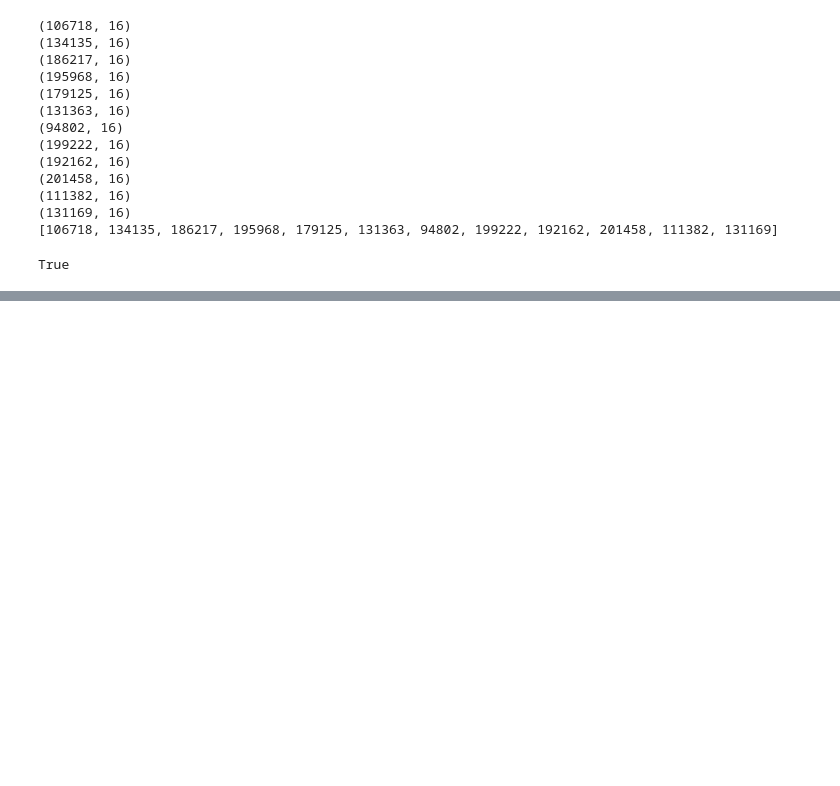
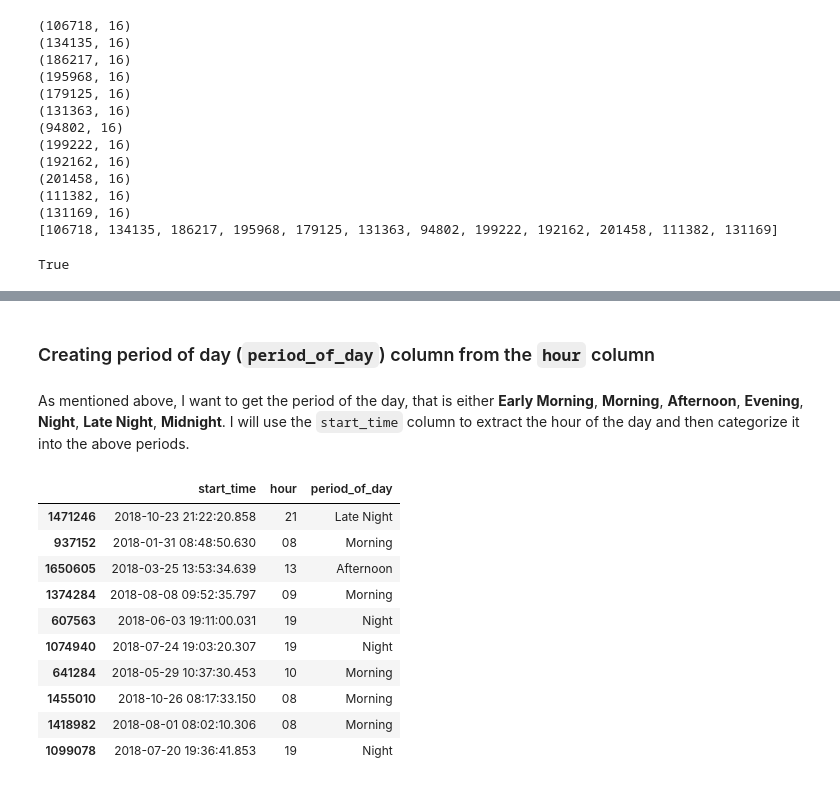
Before and after one commit to kisyular/data-visualization-project, a Jupyter notebook: Part_I_exploration.ipynb, the cells around one changed output, grey strips where cells are left out. Drawn from its saved outputs; the diff is of its cells as text; code cells hidden in the pictures; blank space fills up the shorter version.

```diff
--- a/Part_I_exploration.ipynb
+++ b/Part_I_exploration.ipynb
@@ -161,0 +240,23 @@ True
+# %% [markdown]
+### Creating period of day (`period_of_day`) column from the `hour` column
+# %% [markdown]
+As mentioned above, I want to get the period of the day, that is either **Early Morning**, **Morning**, **Afternoon**, **Evening**, **Night**, **Late Night**, **Midnight**. I will use the `start_time` column to extract the hour of the day and then categorize it into the above periods.
+# %%
+# Using the `hour`, generate a new column `period_of_day` which is the period of the day
+# Early Morning: 3am - 6am, Morning: 6am - 12pm, Afternoon: 12pm - 3pm, Evening: 3pm - 6pm, Night: 6pm - 9pm, Late Night: 9pm - 12am, Midnight: 12am - 3am
+bike_data['period_of_day'] = bike_data['hour'].apply(lambda x: 'Early Morning' if 3 <= int(x) < 6 else 'Morning' if 6 <= int(x) < 12 else 'Afternoon' if 12 <= int(x) < 15 else 'Evening' if 15 <= int(x) < 18 else 'Night' if 18 <= int(x) < 21 else 'Late Night' if 21 <= int(x) < 24 else 'Midnight')
+# %%
+# Select the columns start_time, hour, period_of_day
+bike_data[['start_time', 'hour', 'period_of_day']].sample(10)
+# %% [output]
+|  | start_time | hour | period_of_day |
+| 1471246 | 2018-10-23 21:22:20.858 | 21 | Late Night |
+| 937152 | 2018-01-31 08:48:50.630 | 08 | Morning |
+| 1650605 | 2018-03-25 13:53:34.639 | 13 | Afternoon |
+| 1374284 | 2018-08-08 09:52:35.797 | 09 | Morning |
+| 607563 | 2018-06-03 19:11:00.031 | 19 | Night |
+| 1074940 | 2018-07-24 19:03:20.307 | 19 | Night |
+| 641284 | 2018-05-29 10:37:30.453 | 10 | Morning |
+| 1455010 | 2018-10-26 08:17:33.150 | 08 | Morning |
+| 1418982 | 2018-08-01 08:02:10.306 | 08 | Morning |
+| 1099078 | 2018-07-20 19:36:41.853 | 19 | Night |
```
Also changed, not shown: parts of 11 cells of this notebook.
